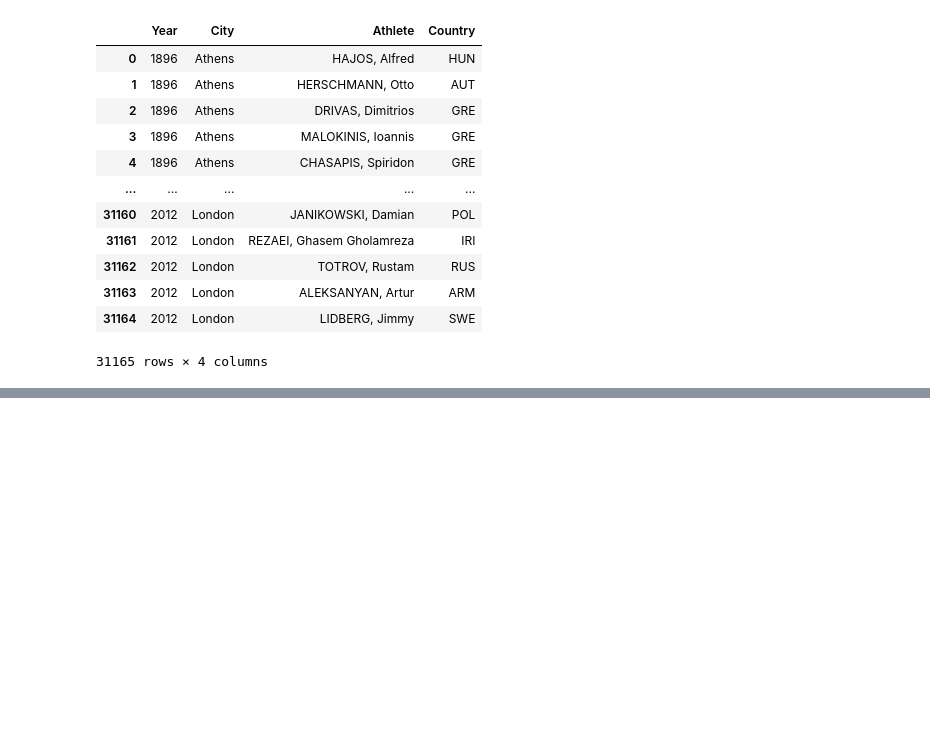
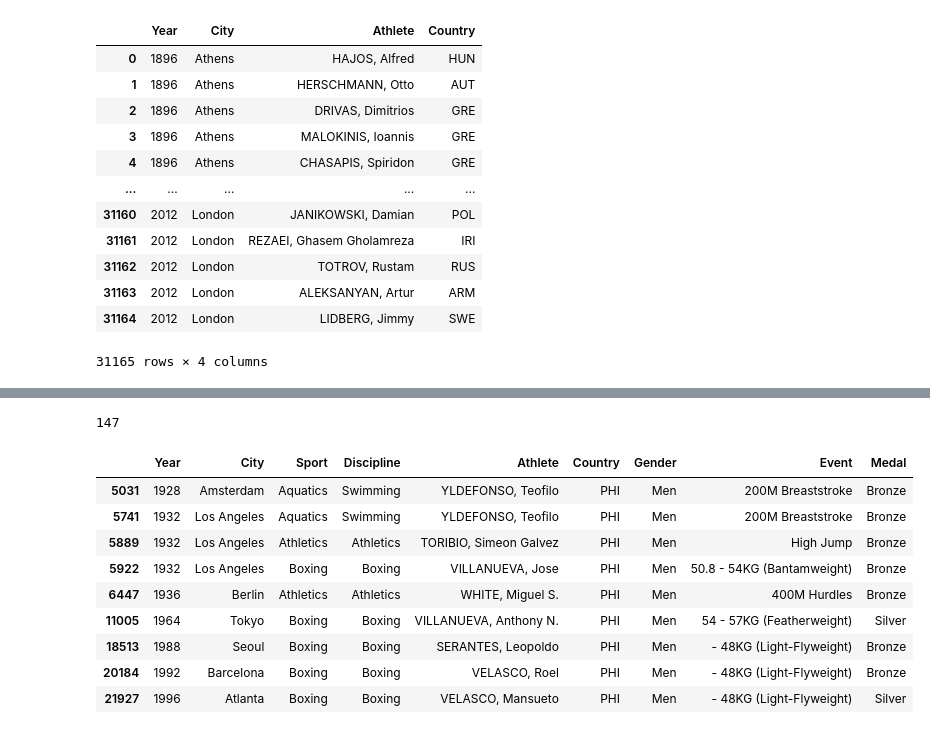
Before and after one commit to davidainslie/binance, a Jupyter notebook: src/numpy-pandas-matplotlib-seaborn.ipynb, the cells around one changed output, grey strips where cells are left out. Saved outputs shown, nothing was run; the diff lists cells and outputs as text; code cells hidden in the pictures; blank space fills up the shorter version.

```diff
--- a/src/numpy-pandas-matplotlib-seaborn.ipynb
+++ b/src/numpy-pandas-matplotlib-seaborn.ipynb
@@ -1694,0 +1793,3 @@ summer.loc[:, ["Year", "City", "Athlete", "Country"]]
+# %%
+# We can also split by multiple keys
+summer = pd.read_csv("../course/appendix/Appendix3_Materials/Video_Lectures_NBs/summer.csv")
@@ -1694,0 +1801,5 @@ summer.loc[:, ["Year", "City", "Athlete", "Country"]]
+# %%
+split1 = summer.groupby("Country")
+# %%
+l = list(split1)
+l
@@ -1694,0 +1824,17 @@ summer.loc[:, ["Year", "City", "Athlete", "Country"]]
+# %%
+len(l)
+# %% [output]
+147
+# %%
+l[100][1]
+# %% [output]
+|  | Year | City | Sport | Discipline | Athlete | Country | Gender | Event | Medal |
+| 5031 | 1928 | Amsterdam | Aquatics | Swimming | YLDEFONSO, Teofilo | PHI | Men | 200M Breaststroke | Bronze |
+| 5741 | 1932 | Los Angeles | Aquatics | Swimming | YLDEFONSO, Teofilo | PHI | Men | 200M Breaststroke | Bronze |
+| 5889 | 1932 | Los Angeles | Athletics | Athletics | TORIBIO, Simeon Galvez | PHI | Men | High Jump | Bronze |
+| 5922 | 1932 | Los Angeles | Boxing | Boxing | VILLANUEVA, Jose | PHI | Men | 50.8 - 54KG (Bantamweight) | Bronze |
+| 6447 | 1936 | Berlin | Athletics | Athletics | WHITE, Miguel S. | PHI | Men | 400M Hurdles | Bronze |
+| 11005 | 1964 | Tokyo | Boxing | Boxing | VILLANUEVA, Anthony N. | PHI | Men | 54 - 57KG (Featherweight) | Silver |
+| 18513 | 1988 | Seoul | Boxing | Boxing | SERANTES, Leopoldo | PHI | Men | - 48KG (Light-Flyweight) | Bronze |
+| 20184 | 1992 | Barcelona | Boxing | Boxing | VELASCO, Roel | PHI | Men | - 48KG (Light-Flyweight) | Bronze |
+| 21927 | 1996 | Atlanta | Boxing | Boxing | VELASCO, Mansueto | PHI | Men | - 48KG (Light-Flyweight) | Silver |
```
Also changed, not shown: parts of 41 cells of this notebook, 3 other files.
